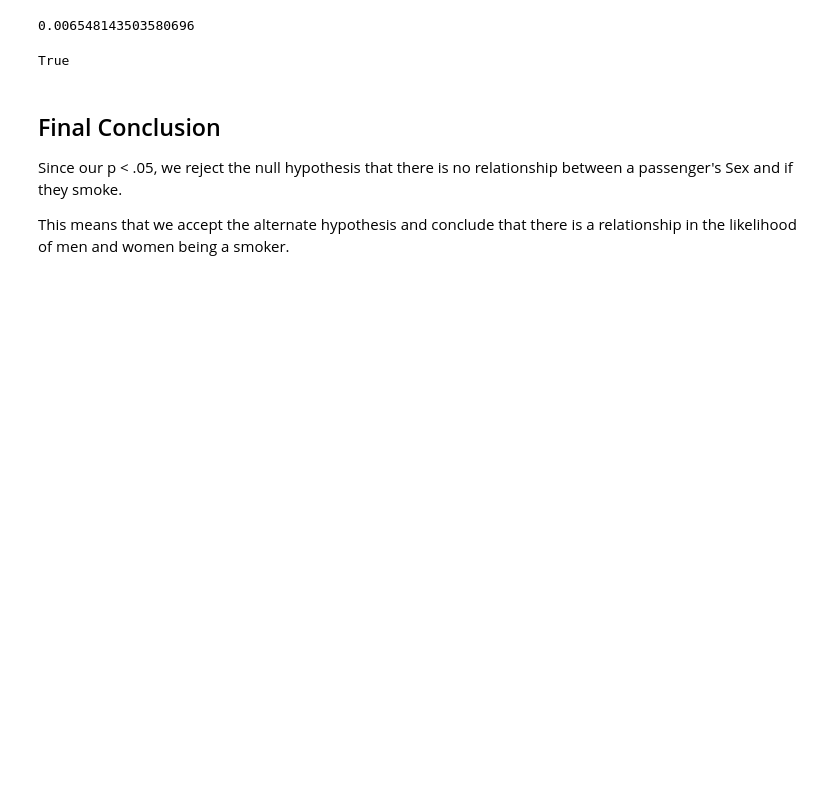
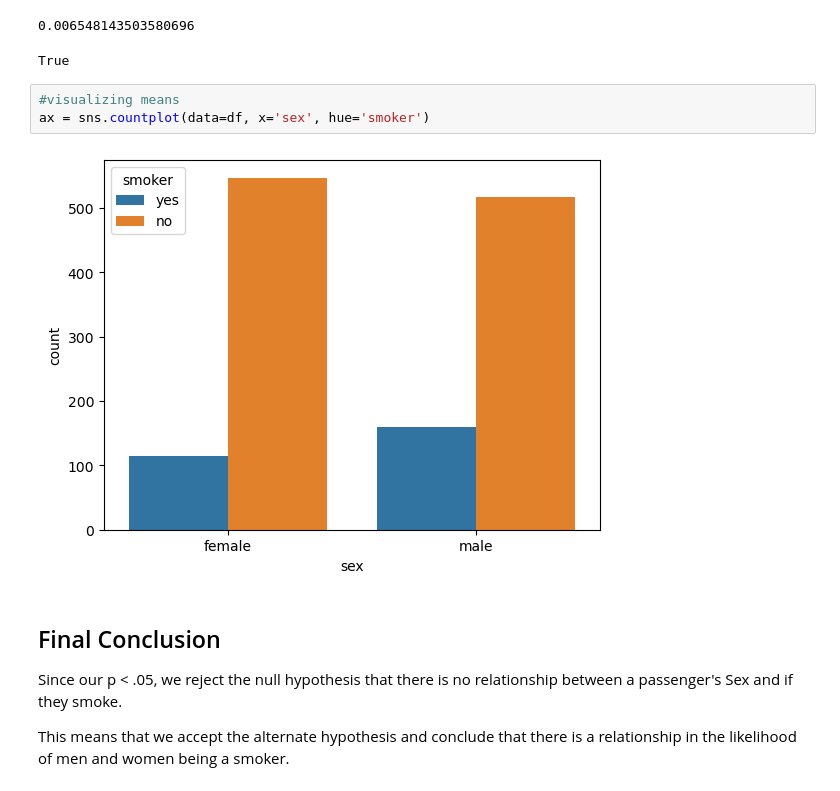
Before and after one commit to thejustinfields/hypothesis-testing-insurance-data, a Jupyter notebook: Hypothesis Testing Insurance Data.ipynb, the cells around one changed output. Cells and saved outputs as stored; diff of their text form; blank space fills up the shorter version.

```diff
--- a/Hypothesis Testing Insurance Data.ipynb
+++ b/Hypothesis Testing Insurance Data.ipynb
@@ -137,6 +144,11 @@ p<.05
 # %% [output]
 0.006548143503580696
 True
+# %%
+#visualizing means
+ax = sns.countplot(data=df, x='sex', hue='smoker')
+# %% [output]
+[figure, added]
 # %% [markdown]
 ## Final Conclusion
 
```
Also changed, not shown: parts of 5 cells of this notebook.
